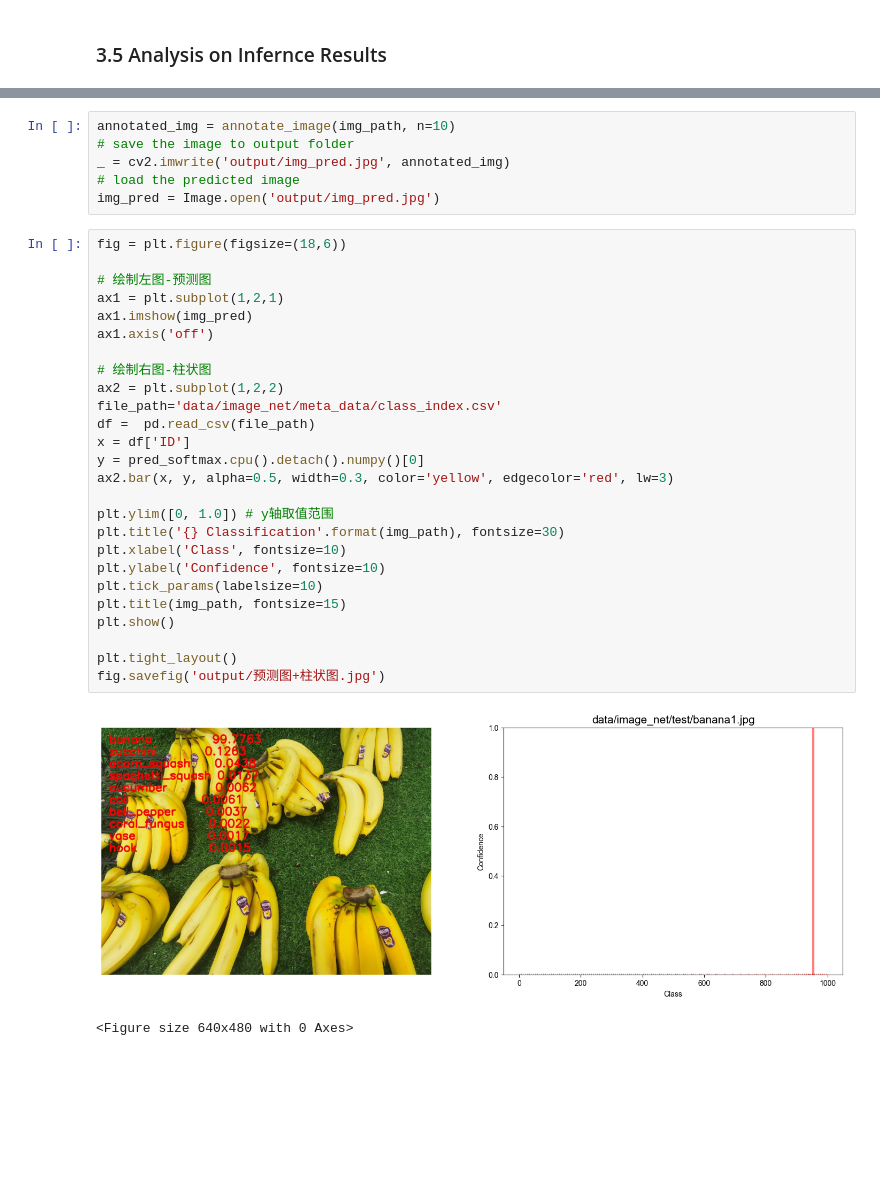
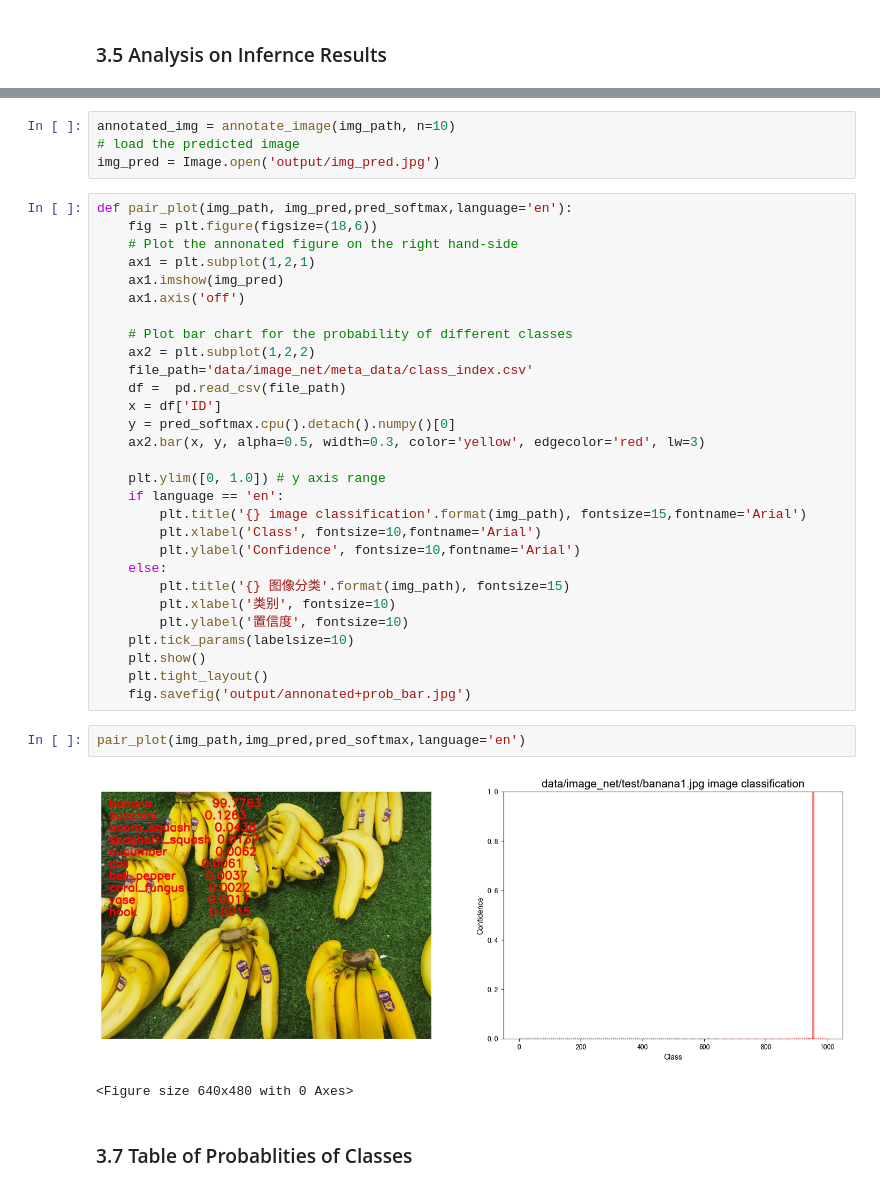
Before and after one commit to joyenjoye/datawhale_team_learning, a Jupyter notebook: projects/202301_image_classification/notebooks/02_inference_with_pretrained_models.ipynb, the cells around one changed output, grey strips where cells are left out. Drawn from its saved outputs; the diff is of its cells as text; blank space fills up the shorter version.

```diff
--- a/projects/202301_image_classification/notebooks/02_inference_with_pretrained_models.ipynb
+++ b/projects/202301_image_classification/notebooks/02_inference_with_pretrained_models.ipynb
@@ -208,37 +260,42 @@ def annotate_image(img_path, n,file_path=None):
     return img
 # %%
 annotated_img = annotate_image(img_path, n=10)
-# save the image to output folder
-_ = cv2.imwrite('output/img_pred.jpg', annotated_img)
 # load the predicted image
 img_pred = Image.open('output/img_pred.jpg')
 # %%
-fig = plt.figure(figsize=(18,6))
+def pair_plot(img_path, img_pred,pred_softmax,language='en'):
+    fig = plt.figure(figsize=(18,6))
+    # Plot the annonated figure on the right hand-side
+    ax1 = plt.subplot(1,2,1)
+    ax1.imshow(img_pred)
+    ax1.axis('off')
 
-# 绘制左图-预测图
-ax1 = plt.subplot(1,2,1)
-ax1.imshow(img_pred)
-ax1.axis('off')
+    # Plot bar chart for the probability of different classes
+    ax2 = plt.subplot(1,2,2)
+    file_path='data/image_net/meta_data/class_index.csv'
+    df =  pd.read_csv(file_path)
+    x = df['ID']
+    y = pred_softmax.cpu().detach().numpy()[0]
+    ax2.bar(x, y, alpha=0.5, width=0.3, color='yellow', edgecolor='red', lw=3)
 
-# 绘制右图-柱状图
-ax2 = plt.subplot(1,2,2)
-file_path='data/image_net/meta_data/class_index.csv'
-df =  pd.read_csv(file_path)
-x = df['ID']
-y = pred_softmax.cpu().detach().numpy()[0]
-ax2.bar(x, y, alpha=0.5, width=0.3, color='yellow', edgecolor='red', lw=3)
-
-plt.ylim([0, 1.0]) # y轴取值范围
-plt.title('{} Classification'.format(img_path), fontsize=30)
-plt.xlabel('Class', fontsize=10)
-plt.ylabel('Confidence', fontsize=10)
-plt.tick_params(labelsize=10)
-plt.title(img_path, fontsize=15)
-plt.show()
-
-plt.tight_layout()
-fig.savefig('output/预测图+柱状图.jpg')
+    plt.ylim([0, 1.0]) # y axis range
+    if language == 'en':
+        plt.title('{} image classification'.format(img_path), fontsize=15,fontname='Arial')
+        plt.xlabel('Class', fontsize=10,fontname='Arial')
+        plt.ylabel('Confidence', fontsize=10,fontname='Arial')
+    else:
+        plt.title('{} 图像分类'.format(img_path), fontsize=15)
+        plt.xlabel('类别', fontsize=10)
+        plt.ylabel('置信度', fontsize=10)
+    plt.tick_params(labelsize=10)
+    plt.show()
+    plt.tight_layout()
+    fig.savefig('output/annonated+prob_bar.jpg')
-# %% [output]
-[figure, removed]
-<Figure size 640x480 with 0 Axes>
+# %%
+pair_plot(img_path,img_pred,pred_softmax,language='en')
+# %% [output]
+[figure, added]
+<Figure size 640x480 with 0 Axes>
+# %% [markdown]
+### 3.7 Table of Probablities of Classes
 # %%
```
Also changed, not shown: parts of 26 cells of this notebook, 11 other files.
